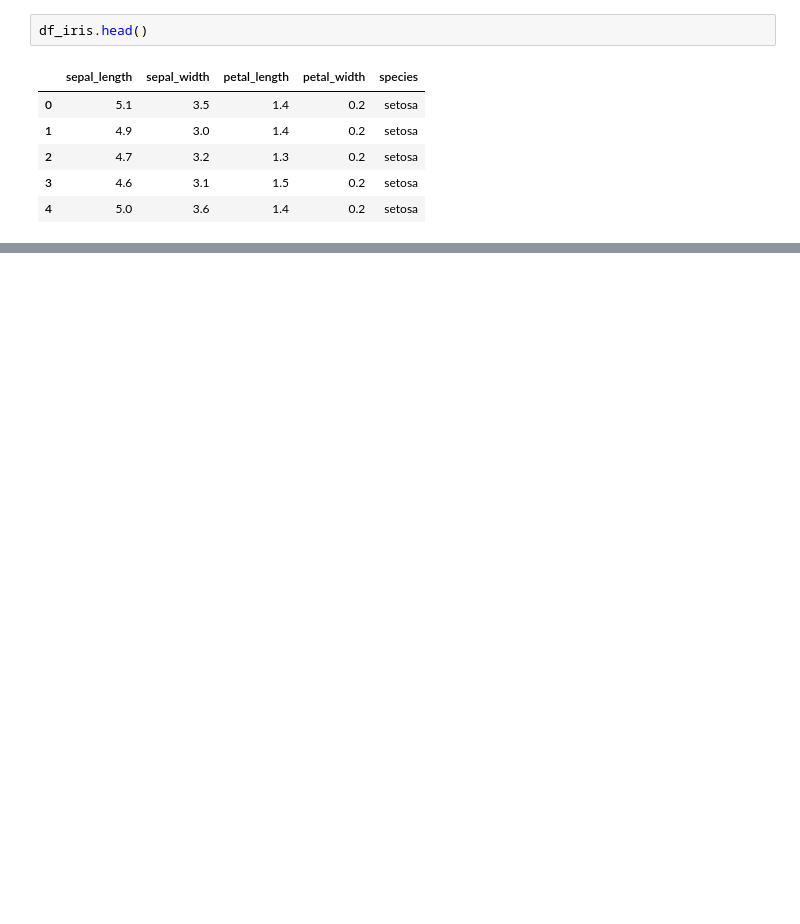
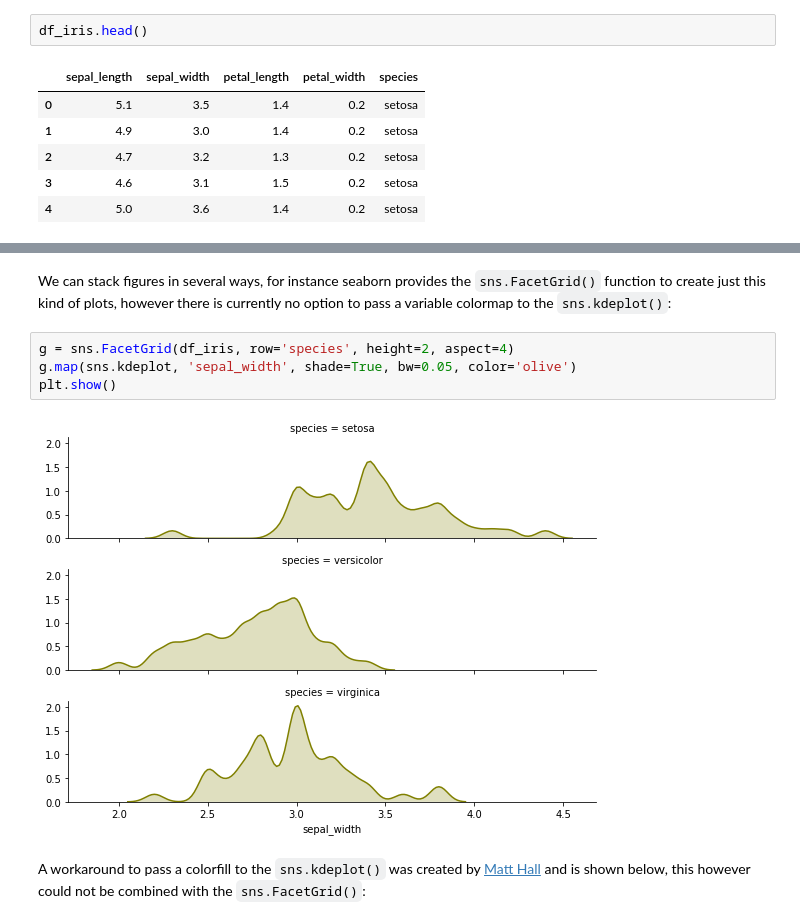
Before and after one commit to Zabamund/misc, a Jupyter notebook: notebooks/KDE_smoothing.ipynb, the cells around one changed output, grey strips where cells are left out. Saved outputs shown, nothing was run; the diff lists cells and outputs as text; blank space fills up the shorter version.

Commit message:
provides working version

```diff
--- a/notebooks/KDE_smoothing.ipynb
+++ b/notebooks/KDE_smoothing.ipynb
@@ -57,3 +41,13 @@ plt.show()
+# %% [markdown]
+We can stack figures in several ways, for instance seaborn provides the `sns.FacetGrid()` function to create just this kind of plots, however there is currently no option to pass a variable colormap to the `sns.kdeplot()`:
+# %%
+g = sns.FacetGrid(df_iris, row='species', height=2, aspect=4)
+g.map(sns.kdeplot, 'sepal_width', shade=True, bw=0.05, color='olive')
+plt.show()
+# %% [output]
+[figure, added]
+# %% [markdown]
+A workaround to pass a colorfill to the `sns.kdeplot()` was created by [Matt Hall](https://stackoverflow.com/users/3381305/kwinkunks) and is shown below, this however could not be combined with the `sns.FacetGrid()`:
 # %%
 # Make figure
 fig, ax = plt.subplots(figsize=(10, 4))
```
Also changed, not shown: parts of 37 cells of this notebook.
